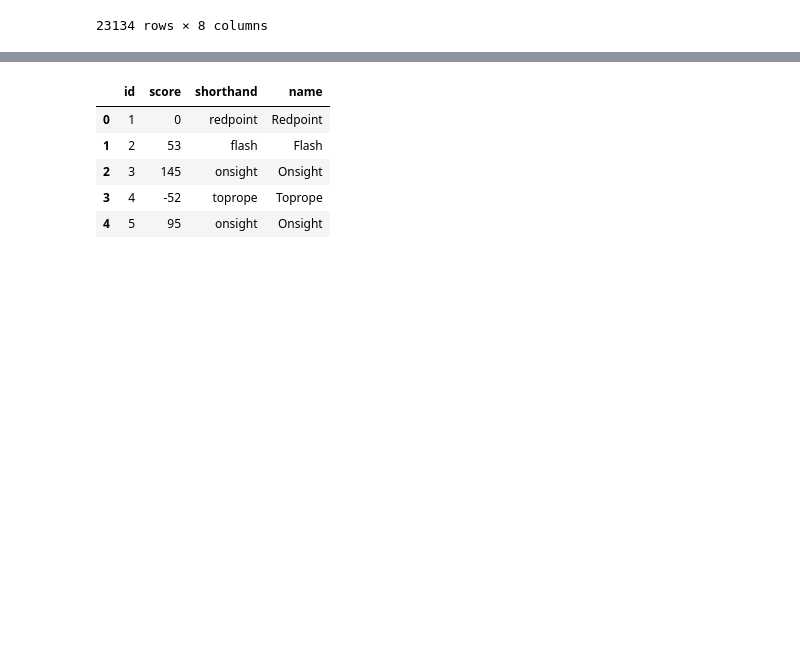
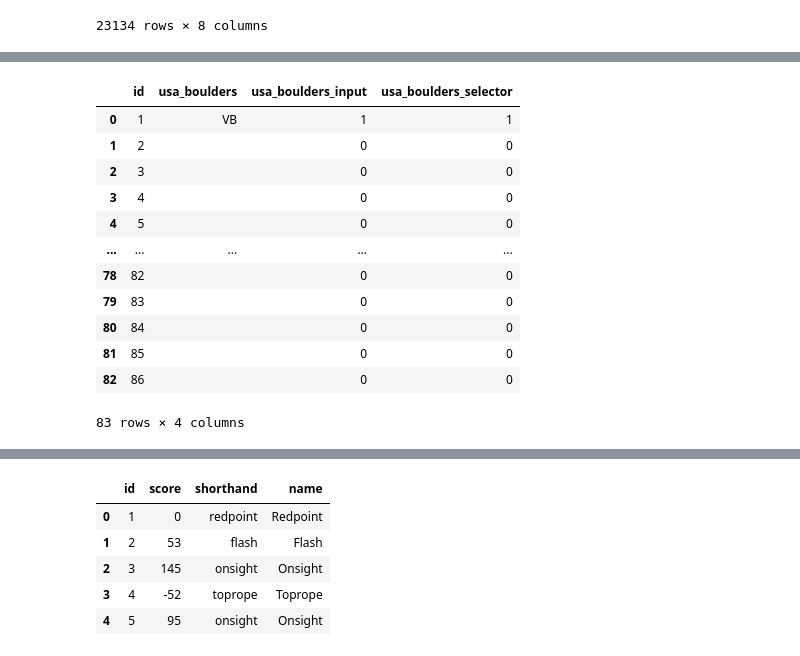
Before and after one commit to kchiev215/Passion_project, a Jupyter notebook: CleanData.ipynb, the cells around one changed output, grey strips where cells are left out. Drawn from its saved outputs; the diff is of its cells as text; code cells hidden in the pictures; blank space fills up the shorter version.

```diff
--- a/CleanData.ipynb
+++ b/CleanData.ipynb
@@ -110,0 +140,20 @@ cleaned_up_users
+# %%
+drop_fra_columns = ['score', 'fra_routes', 'fra_routes_input', 'fra_routes_selector',
+       'fra_boulders', 'fra_boulders_input', 'fra_boulders_selector',
+       'usa_routes', 'usa_routes_input', 'usa_routes_selector']
+usa_boulders = df_grade.drop(drop_fra_columns, axis=1)
+usa_boulders
+# %% [output]
+|  | id | usa_boulders | usa_boulders_input | usa_boulders_selector |
+| 0 | 1 | VB | 1 | 1 |
+| 1 | 2 |  | 0 | 0 |
+| 2 | 3 |  | 0 | 0 |
+| 3 | 4 |  | 0 | 0 |
+| 4 | 5 |  | 0 | 0 |
+| ... | ... | ... | ... | ... |
+| 78 | 82 |  | 0 | 0 |
+| 79 | 83 |  | 0 | 0 |
+| 80 | 84 |  | 0 | 0 |
+| 81 | 85 |  | 0 | 0 |
+| 82 | 86 |  | 0 | 0 |
+83 rows × 4 columns
```
Also changed, not shown: parts of 9 cells of this notebook.
